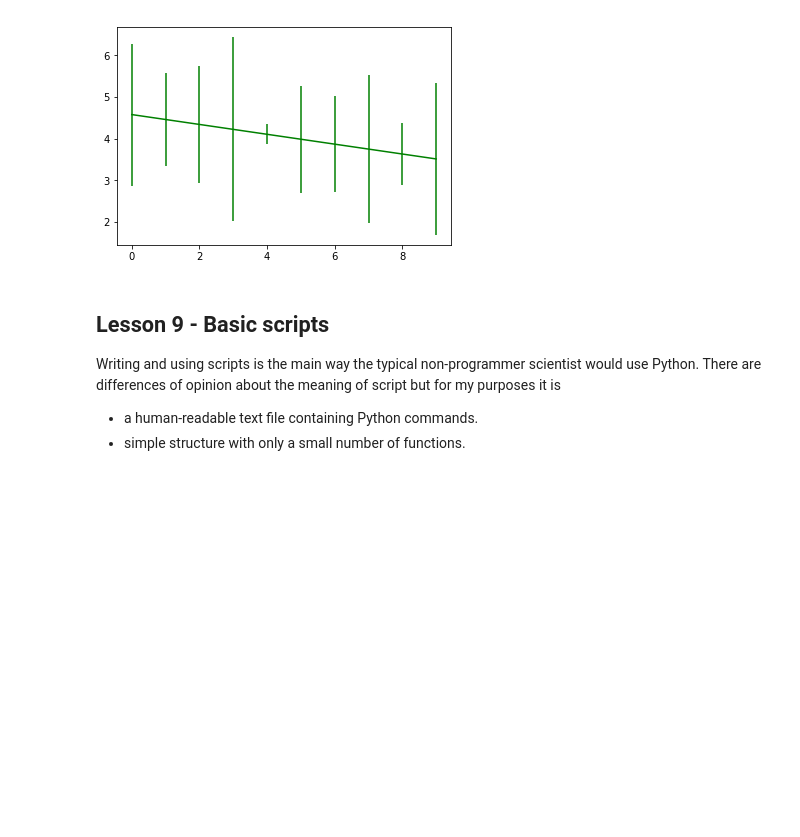
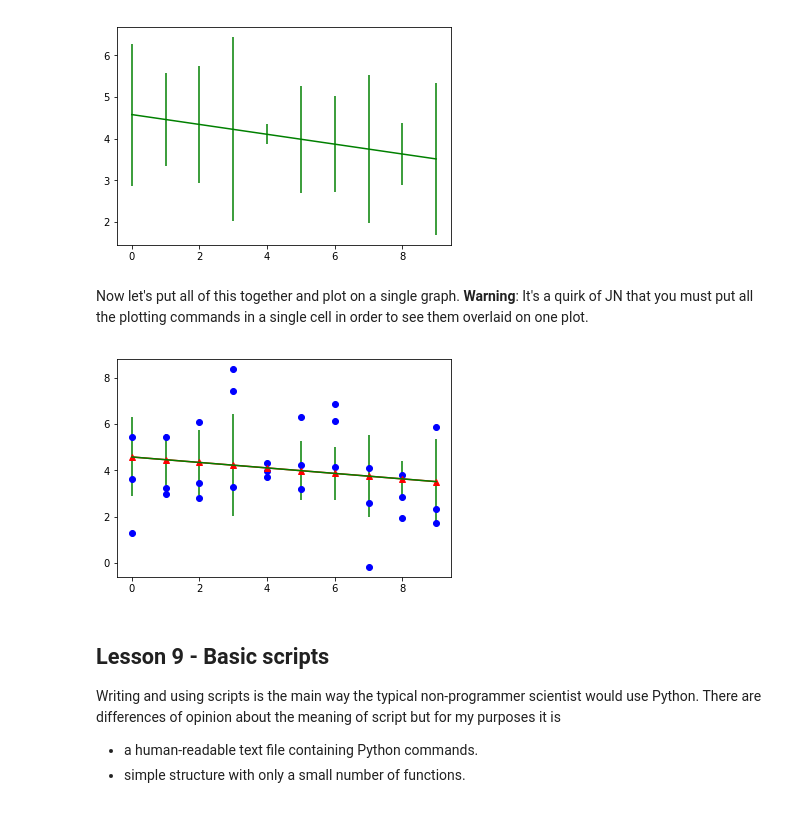
Before and after one commit to pradau/python_for_psychologists, a Jupyter notebook: Python_for_Psychologists.ipynb, the cells around one changed output. Cells and saved outputs as stored; diff of their text form; code cells hidden in the pictures; blank space fills up the shorter version.

Commit message:
Lesson 8 improvements

```diff
--- a/Python_for_Psychologists.ipynb
+++ b/Python_for_Psychologists.ipynb
@@ -680,3 +676,20 @@ plt.close() # clean up before plotting the next figure
+# %% [markdown]
+Now let's put all of this together and plot on a single graph.
+**Warning**: It's a quirk of JN that you must put all the plotting commands in a single cell in order to see them overlaid on one plot.
+# %%
+plt.plot(data, 'bo')
+x = range(data.shape[0])
+avg = np.average(data, axis=1)
+fit = np.polyfit(x, avg, 1)
+fit_fn = np.poly1d(fit)
+plt.plot(x, fit_fn(x), 'r-^')
+err = np.std(data, axis=1)
+plt.errorbar(x, fit_fn(x), yerr=err, fmt='g-')
+plt.savefig('Figure-Lesson8.png')
+plt.show()
+plt.close()
+# %% [output]
+[figure, added]
 # %% [markdown]
 ## Lesson 9 - Basic scripts
 Writing and using scripts is the main way the typical non-programmer scientist would use Python. There are differences of opinion about the meaning of script but for my purposes it is
```
Also changed, not shown: parts of 9 cells of this notebook, 1 other file.
